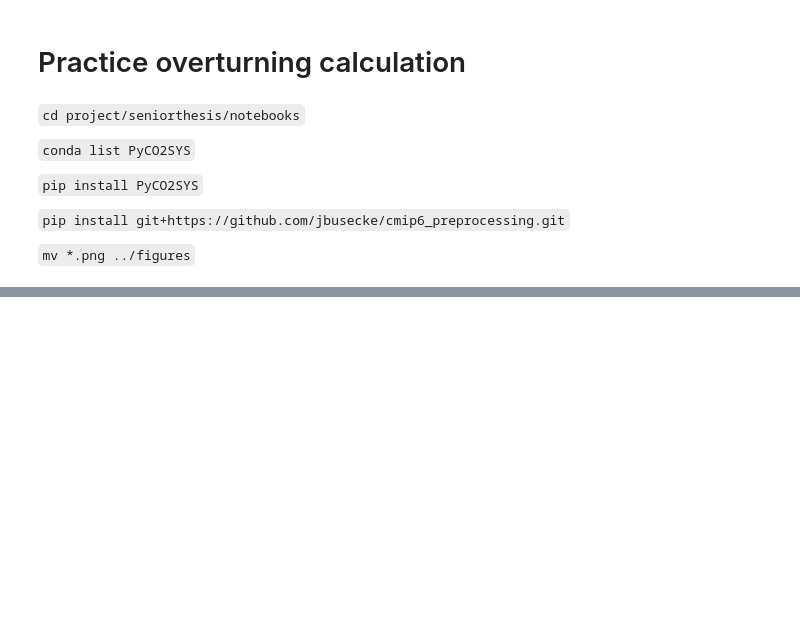
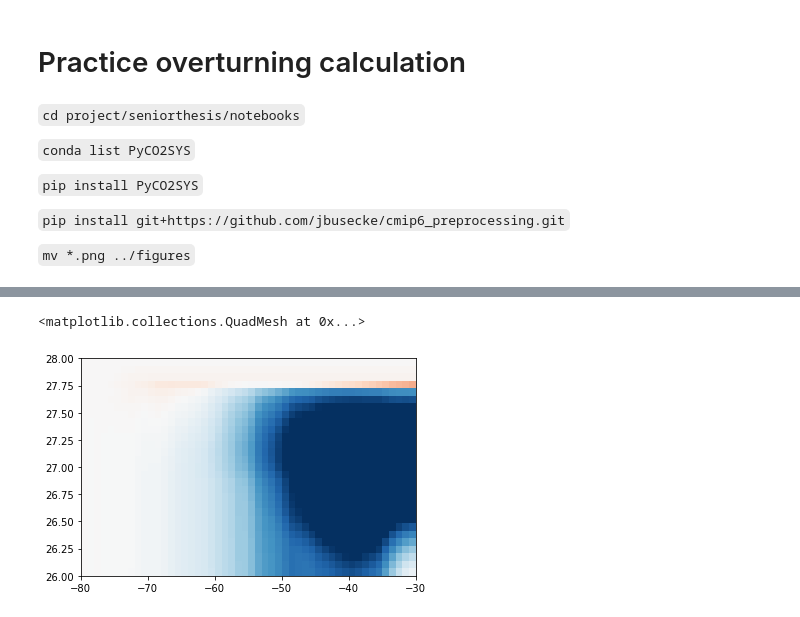
Before and after one commit to abby-baskind/seniorthesis, a Jupyter notebook: notebooks/practice_overturning.ipynb, the cells around one changed output, grey strips where cells are left out. Saved outputs shown, nothing was run; the diff lists cells and outputs as text; code cells hidden in the pictures; blank space fills up the shorter version.

```diff
--- a/notebooks/practice_overturning.ipynb
+++ b/notebooks/practice_overturning.ipynb
@@ -603,0 +535,8 @@ See, no `lev`
+# %%
+fig, ax = plt.subplots(nrows = 1, ncols = 1)
+
+ax.pcolormesh(psi2.y, psi2.sigma0_outer, -1*psi2, cmap = 'RdBu_r', vmin = -400, vmax = 400)
+ax.invert_yaxis()
+# %% [output]
+<matplotlib.collections.QuadMesh at 0x...>
+[figure, added]
```
Also changed, not shown: parts of 40 cells of this notebook.
